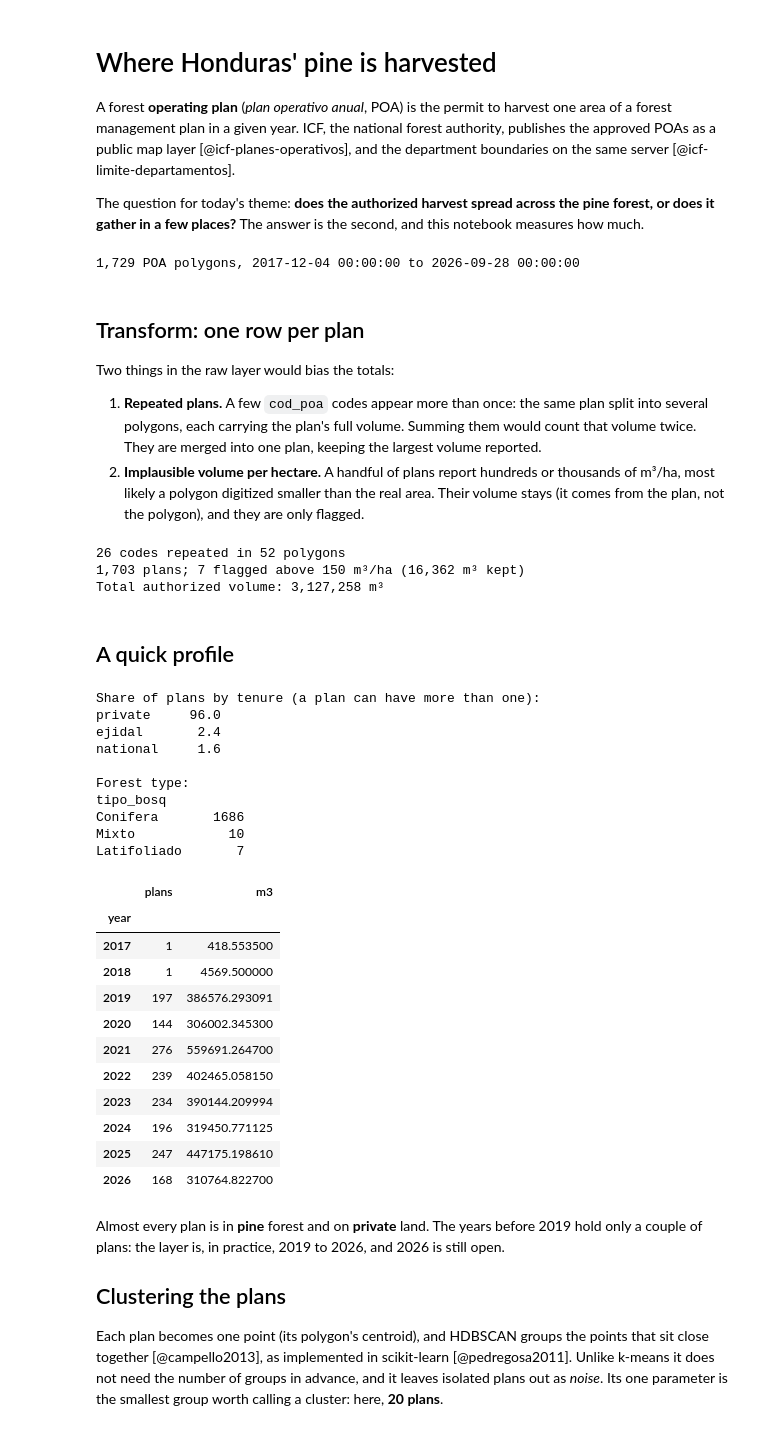
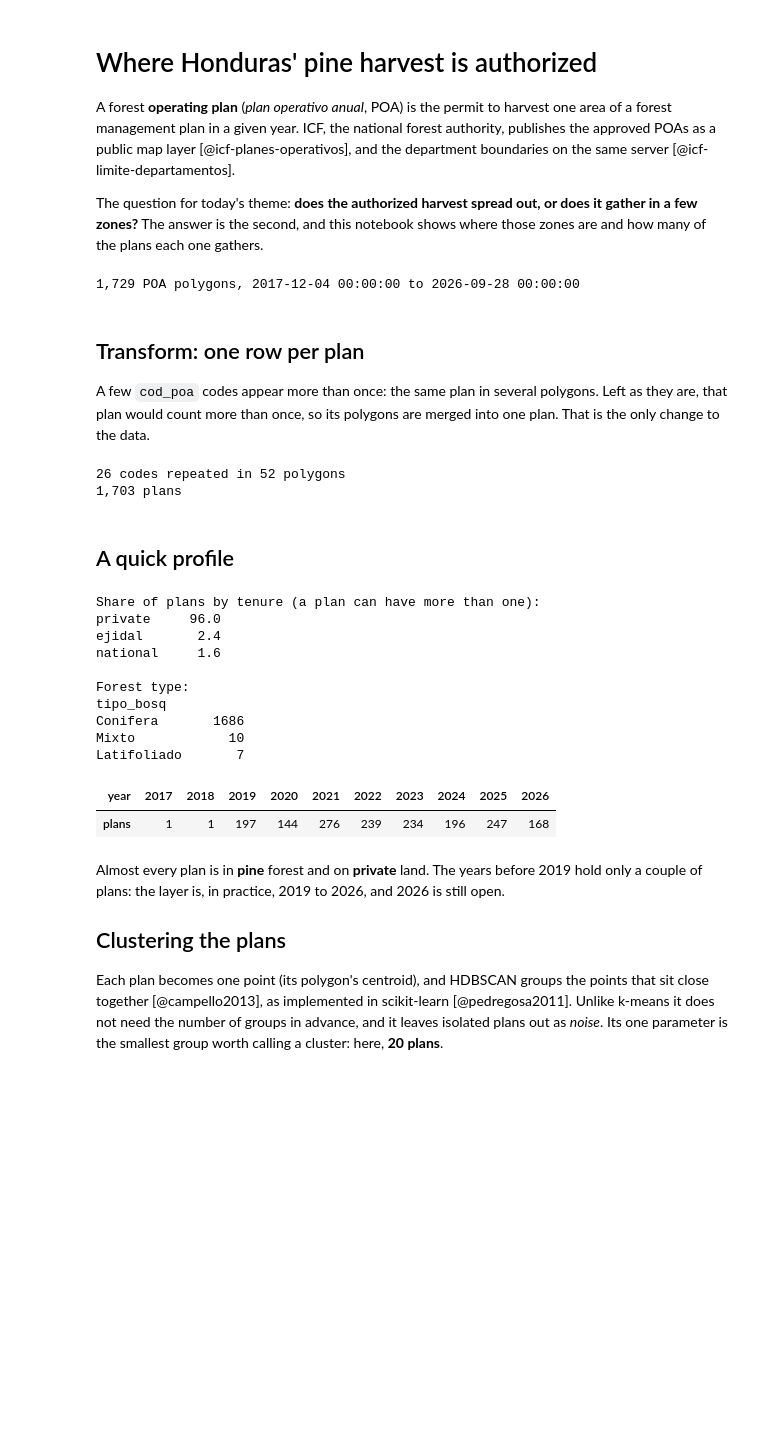
Before and after one commit to lalgonzales/30DaysChallenges, a Jupyter notebook: maps/2026/day04/clusters.ipynb, the cells around one changed output. Saved outputs shown, nothing was run; the diff lists cells and outputs as text; code cells hidden in the pictures; blank space fills up the shorter version.

```diff
--- a/maps/2026/day04/clusters.ipynb
+++ b/maps/2026/day04/clusters.ipynb
@@ -7,16 +7,16 @@ date: 2026-11-04
 bibliography: ../../../references.bib
 ---
 # %% [markdown]
-# Where Honduras' pine is harvested
+# Where Honduras' pine harvest is authorized
 
 A forest **operating plan** (*plan operativo anual*, POA) is the permit to harvest
 one area of a forest management plan in a given year. ICF, the national forest
 authority, publishes the approved POAs as a public map layer [@icf-planes-operativos],
 and the department boundaries on the same server [@icf-limite-departamentos].
 
-The question for today's theme: **does the authorized harvest spread across the
-pine forest, or does it gather in a few places?** The answer is the second, and
-this notebook measures how much.
+The question for today's theme: **does the authorized harvest spread out, or
+does it gather in a few zones?** The answer is the second, and this notebook
+shows where those zones are and how many of the plans each one gathers.
 # %%
 import geopandas as gpd
 import matplotlib.pyplot as plt
@@ -46,16 +46,9 @@ print(f"{len(raw):,} POA polygons, {raw.fech_apro.min()} to {raw.fech_apro.max()
 # %% [markdown]
 ## Transform: one row per plan
 
-Two things in the raw layer would bias the totals:
-
-1. **Repeated plans.** A few `cod_poa` codes appear more than once: the same plan
-   split into several polygons, each carrying the plan's full volume. Summing them
-   would count that volume twice. They are merged into one plan, keeping the
-   largest volume reported.
-2. **Implausible volume per hectare.** A handful of plans report hundreds or
-   thousands of m³/ha, most likely a polygon digitized smaller than the real
-   area. Their volume stays (it comes from the plan, not the polygon), and they
-   are only flagged.
+A few `cod_poa` codes appear more than once: the same plan in several polygons.
+Left as they are, that plan would count more than once, so its polygons are
+merged into one plan. That is the only change to the data.
 # %%
 raw["geometry"] = raw.geometry.make_valid()
 repeated = raw.cod_poa.duplicated(keep=False)
@@ -64,8 +57,6 @@ print(f"{raw[repeated].cod_poa.nunique()} codes repeated in {repeated.sum()} pol
 poa = raw.dissolve(
     by="cod_poa",
     aggfunc={
-        "volu_total": "max",
-        "arb_cortar": "max",
         "fech_apro": "first",
         "depto": "first",
         "tipo_bosq": "first",
@@ -74,59 +65,39 @@ poa = raw.dissolve(
         "tene_naci": "first",
     },
 ).reset_index()
-poa["area_ha"] = poa.area / 10_000
 poa["year"] = pd.to_datetime(poa.fech_apro).dt.year
-poa["m3_ha"] = poa.volu_total / poa.area_ha
-
-flagged = poa.m3_ha > 150
-print(
-    f"{len(poa):,} plans; {flagged.sum()} flagged above 150 m³/ha "
-    f"({poa.loc[flagged, 'volu_total'].sum():,.0f} m³ kept)"
-)
-print(f"Total authorized volume: {poa.volu_total.sum():,.0f} m³")
+print(f"{len(poa):,} plans")
 # %% [output]
 26 codes repeated in 52 polygons
-1,703 plans; 7 flagged above 150 m³/ha (16,362 m³ kept)
-Total authorized volume: 3,127,258 m³
+1,703 plans
 # %% [markdown]
 ## A quick profile
 # %%
 tenure = (
     poa[["tene_priv", "tene_ejid", "tene_naci"]]
     .eq("SI")
     .mean()
     .rename({"tene_priv": "private", "tene_ejid": "ejidal", "tene_naci": "national"})
 )
 print("Share of plans by tenure (a plan can have more than one):")
 print((tenure * 100).round(1).to_string())
 print("\nForest type:")
 print(poa.tipo_bosq.value_counts().to_string())
 
-profile = poa.groupby("year").agg(plans=("cod_poa", "size"), m3=("volu_total", "sum"))
-profile
+poa.groupby("year").size().rename("plans").to_frame().T
 # %% [output]
 Share of plans by tenure (a plan can have more than one):
 private     96.0
 ejidal       2.4
 national     1.6
 
 Forest type:
 tipo_bosq
 Conifera       1686
 Mixto            10
 Latifoliado       7
-|  | plans | m3 |
-| year |  |  |
-| 2017 | 1 | 418.553500 |
-| 2018 | 1 | 4569.500000 |
-| 2019 | 197 | 386576.293091 |
-| 2020 | 144 | 306002.345300 |
-| 2021 | 276 | 559691.264700 |
-| 2022 | 239 | 402465.058150 |
-| 2023 | 234 | 390144.209994 |
-| 2024 | 196 | 319450.771125 |
-| 2025 | 247 | 447175.198610 |
-| 2026 | 168 | 310764.822700 |
+| year | 2017 | 2018 | 2019 | 2020 | 2021 | 2022 | 2023 | 2024 | 2025 | 2026 |
+| plans | 1 | 1 | 197 | 144 | 276 | 239 | 234 | 196 | 247 | 168 |
 # %% [markdown]
 Almost every plan is in **pine** forest and on **private** land. The years
 before 2019 hold only a couple of plans: the layer is, in practice, 2019 to
```
Also changed, not shown: parts of 8 cells of this notebook, 3 other files.
